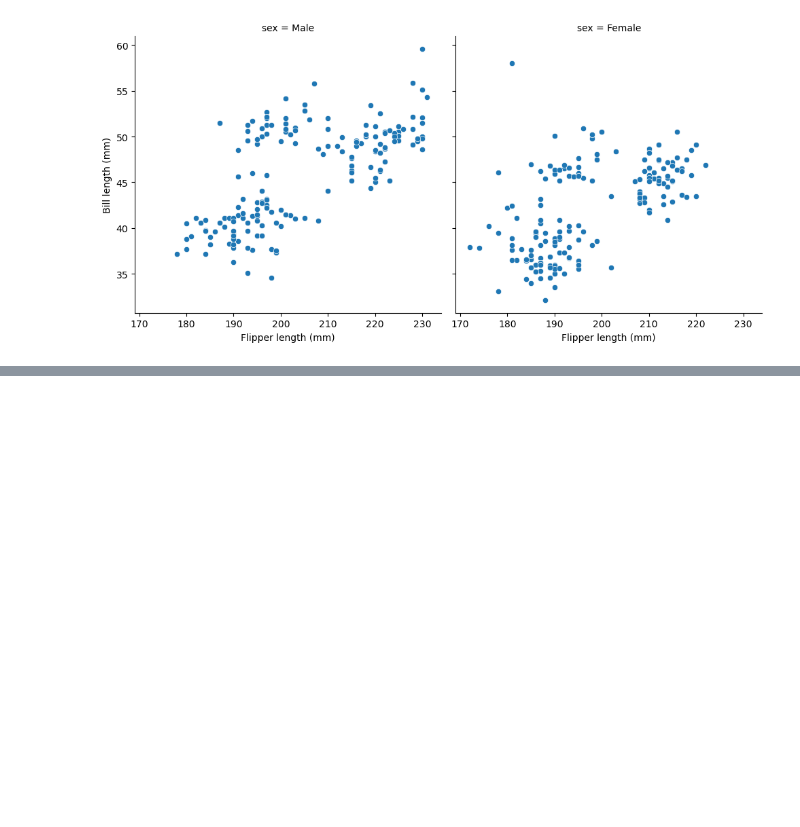
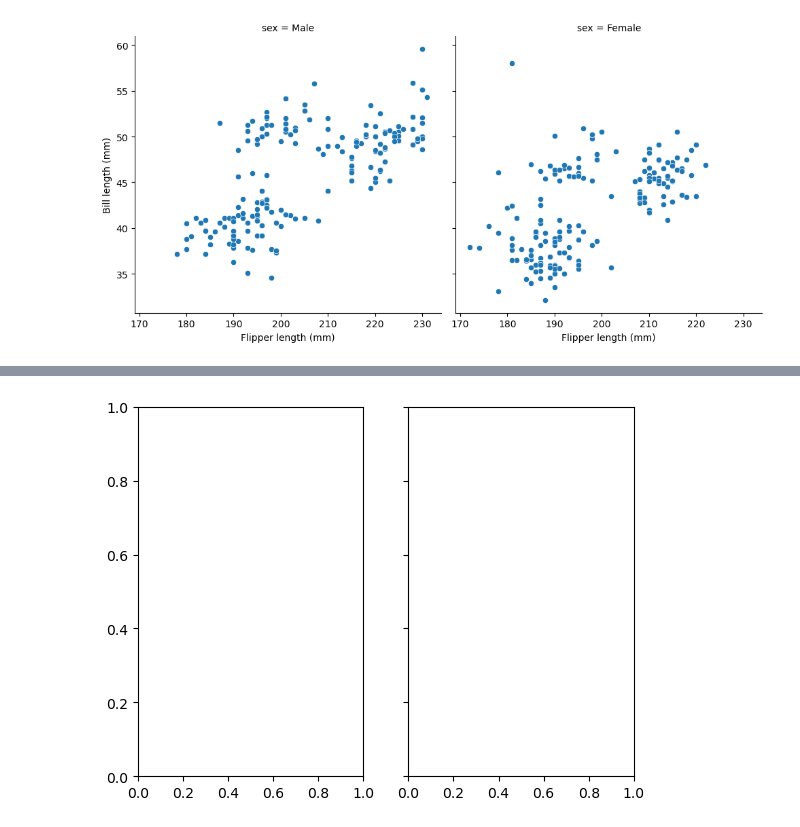
Before and after one commit to hapvpy/Seaborn, a Jupyter notebook: Overview_of_seaborn_plotting_functions.ipynb, the cells around one changed output, grey strips where cells are left out. Cells and saved outputs as stored; diff of their text form; code cells hidden in the pictures; blank space fills up the shorter version.

```diff
--- a/Overview_of_seaborn_plotting_functions.ipynb
+++ b/Overview_of_seaborn_plotting_functions.ipynb
@@ -129,0 +143,5 @@ g.set_axis_labels("Flipper length (mm)", "Bill length (mm)")
+# %%
+# 1행 2열로 출력하기  : 전체 크기는 동일하지만 가로 길이가 짧아진 두 개의 그래프가 그려짐
+f, ax = plt.subplots(1, 2, sharey=True)
+# %% [output]
+[figure, added]
```
Also changed, not shown: parts of 8 cells of this notebook, 1 other file.
